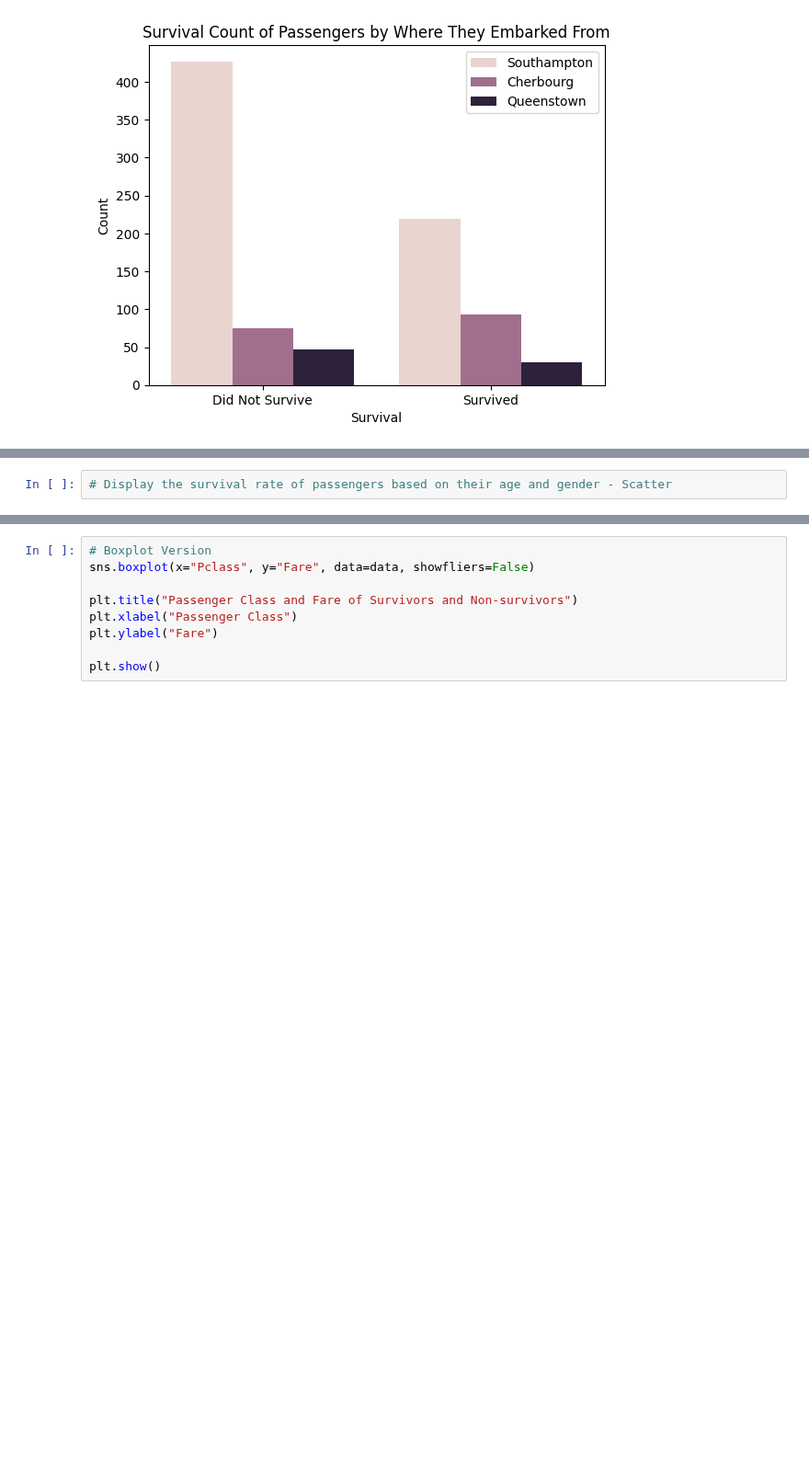
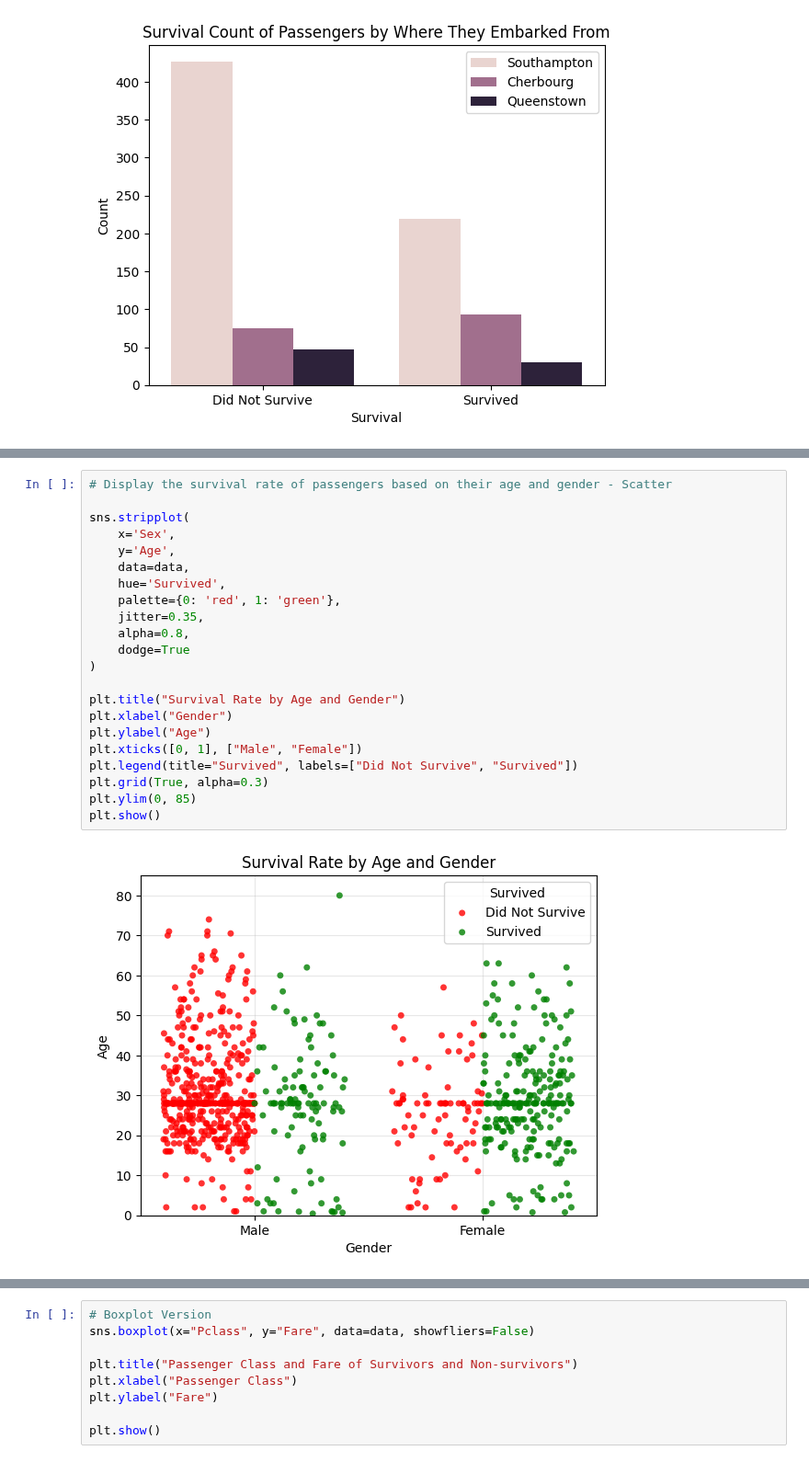
Before and after one commit to MaharLeika18/Data-Mining---Python, a Jupyter notebook: titanic.ipynb, the cells around one changed output, grey strips where cells are left out. Shown at 92% size. Drawn from its saved outputs; the diff is of its cells as text; blank space fills up the shorter version.

```diff
--- a/titanic.ipynb
+++ b/titanic.ipynb
@@ -102,5 +143,27 @@ plt.show()
 # %%
 # Display the survival rate of passengers based on their age and gender - Scatter
+
+sns.stripplot(
+    x='Sex',
+    y='Age',
+    data=data,
+    hue='Survived',
+    palette={0: 'red', 1: 'green'},
+    jitter=0.35,
+    alpha=0.8,
+    dodge=True
+)
+
+plt.title("Survival Rate by Age and Gender")
+plt.xlabel("Gender")
+plt.ylabel("Age")
+plt.xticks([0, 1], ["Male", "Female"])
+plt.legend(title="Survived", labels=["Did Not Survive", "Survived"])
+plt.grid(True, alpha=0.3)
+plt.ylim(0, 85)
+plt.show()
+# %% [output]
+[figure, added]
 # %%
 # Compare age and family sizes of passengers that survived and those that didn't - Scatterplot
 sns.stripplot(x="Family", y="Age", data=data, hue="Survived")
```
Also changed, not shown: parts of 4 cells of this notebook.
